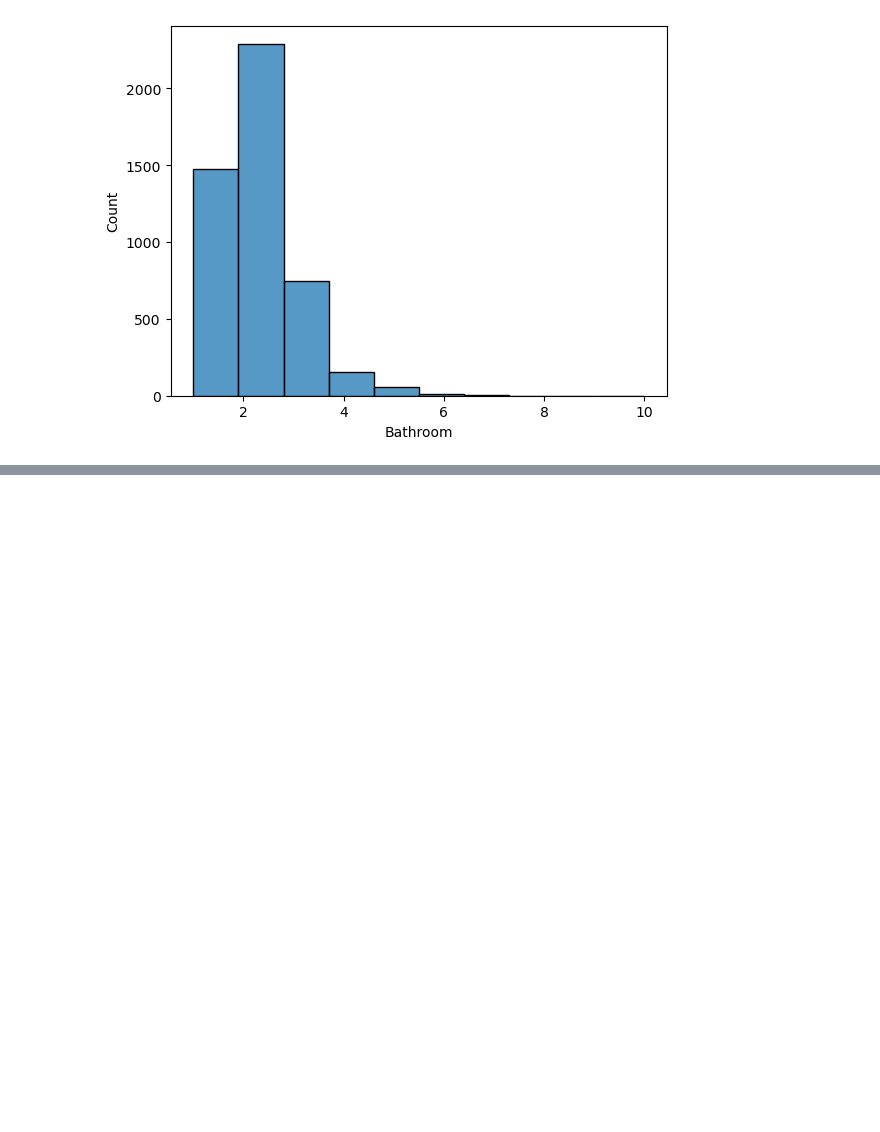
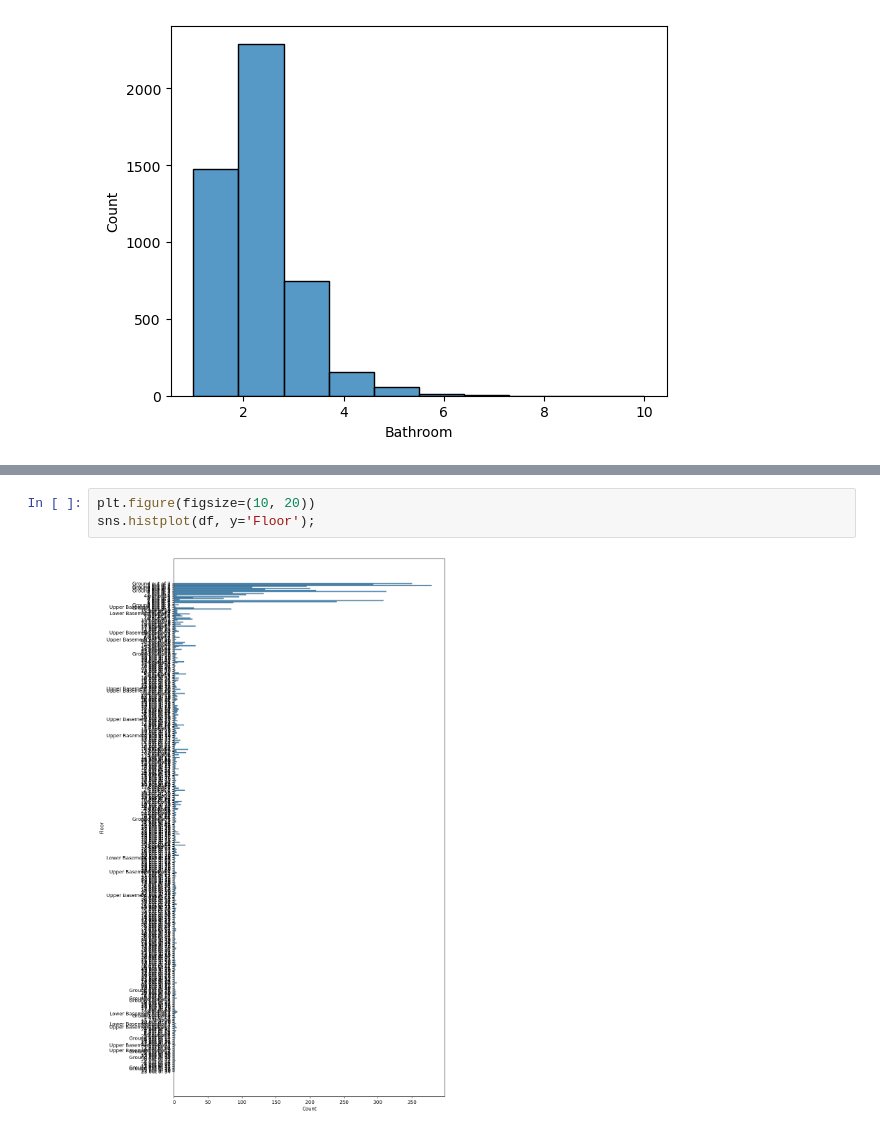
Before and after one commit to jbernalg/Learning_Data, a Jupyter notebook: Course_ML2/Semana_08/JeinffersonBernal_reto7_ML2.ipynb, the cells around one changed output, grey strips where cells are left out. Cells and saved outputs as stored; diff of their text form; blank space fills up the shorter version.

```diff
--- a/Course_ML2/Semana_08/JeinffersonBernal_reto7_ML2.ipynb
+++ b/Course_ML2/Semana_08/JeinffersonBernal_reto7_ML2.ipynb
@@ -133,0 +156,5 @@ sns.histplot(df, x='Bathroom', bins=10);
+# %%
+plt.figure(figsize=(10, 20))
+sns.histplot(df, y='Floor');
+# %% [output]
+[figure, added]
```
Also changed, not shown: parts of 10 cells of this notebook.
